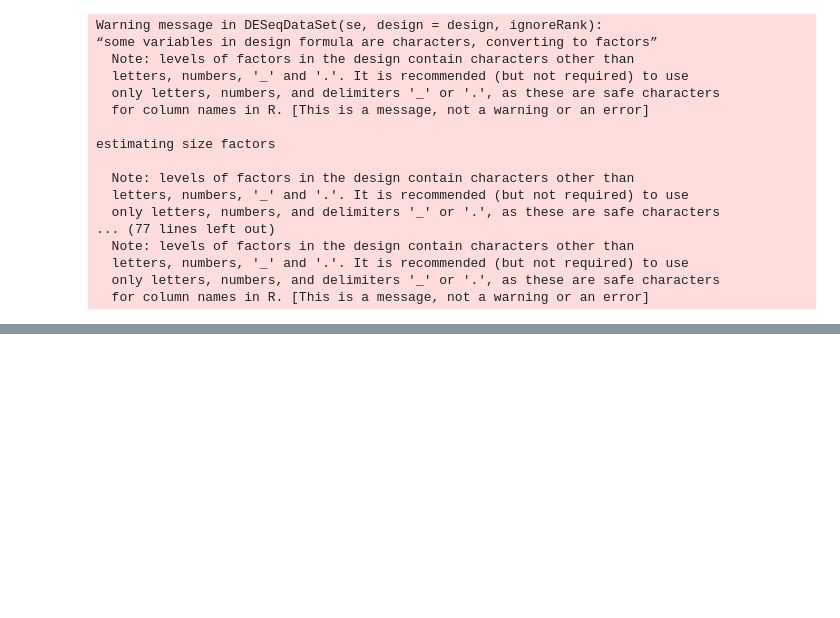
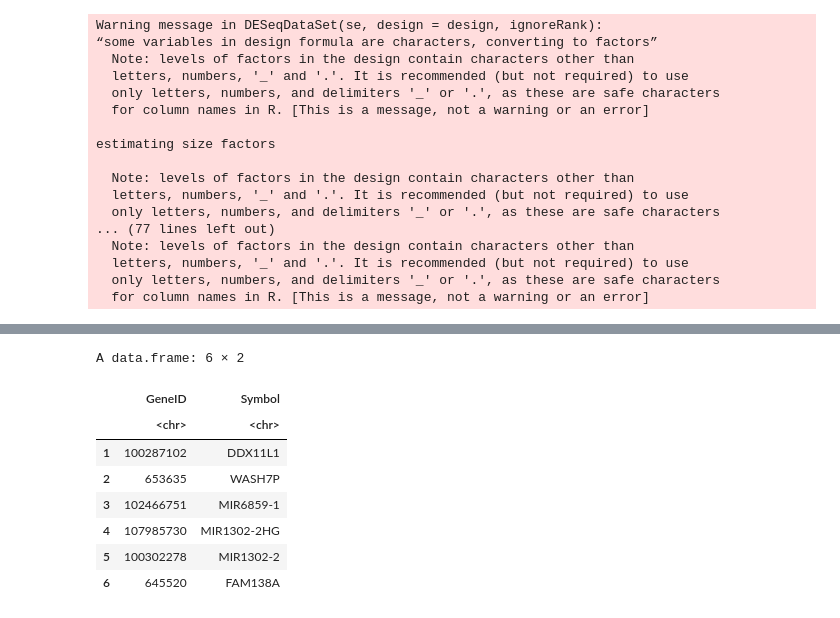
Before and after one commit to gKylie29/final-project-pipeline, a Jupyter notebook: rna-seq-pipeline.ipynb, the cells around one changed output, grey strips where cells are left out. Drawn from its saved outputs; the diff is of its cells as text; code cells hidden in the pictures; blank space fills up the shorter version.

```diff
--- a/rna-seq-pipeline.ipynb
+++ b/rna-seq-pipeline.ipynb
@@ -221,3 +240,15 @@ create_gene_annot_table <- function(gene_annot_file)
 # %%
 gene_annot_file <- "Human.GRCh38.p13.annot.tsv.gz"
 gene_annot_table <- create_gene_annot_table(gene_annot_file)
+
+head(gene_annot_table)
+# %% [output]
+A data.frame: 6 × 2
+|  | GeneID | Symbol |
+|  | <chr> | <chr> |
+| 1 | 100287102 | DDX11L1 |
+| 2 | 653635 | WASH7P |
+| 3 | 102466751 | MIR6859-1 |
+| 4 | 107985730 | MIR1302-2HG |
+| 5 | 100302278 | MIR1302-2 |
+| 6 | 645520 | FAM138A |
```
Also changed, not shown: parts of 11 cells of this notebook.
